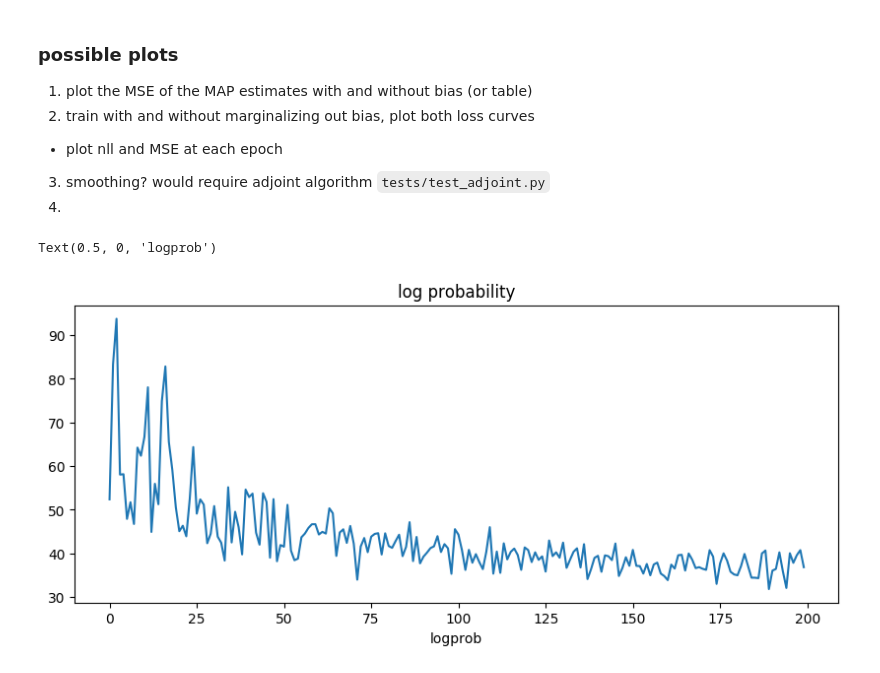
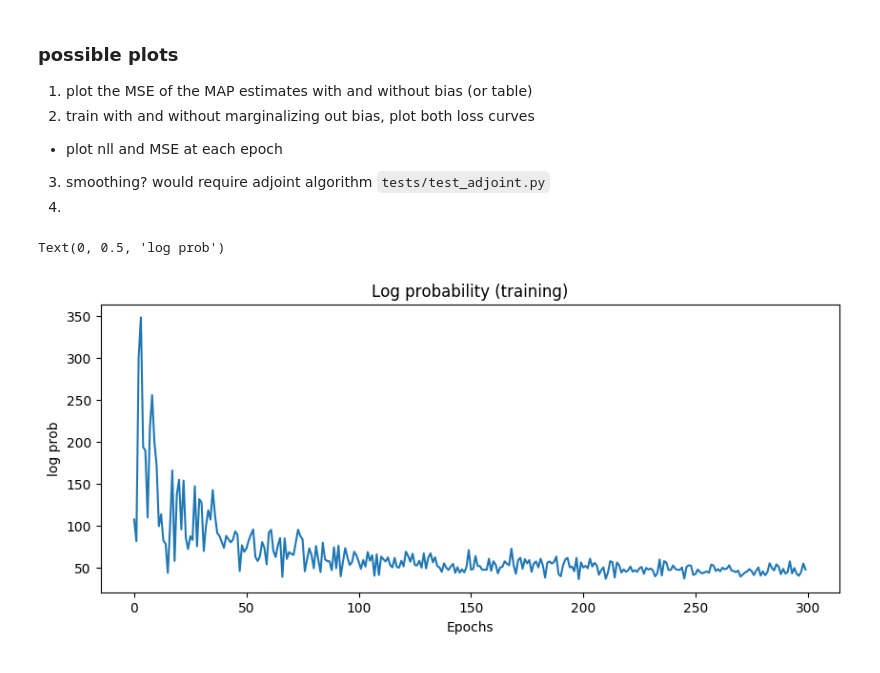
Before and after one commit to pyro-ppl/funsor, a Jupyter notebook: sensor.ipynb, the cells around one changed output. Drawn from its saved outputs; the diff is of its cells as text; code cells hidden in the pictures.

```diff
--- a/sensor.ipynb
+++ b/sensor.ipynb
@@ -376,14 +376,14 @@ class HMM(nn.Module):
         self.state_dim = state_dim
 
         # learnable params
-        self.bias_scales = bias_scales = nn.Parameter(torch.ones(2))
+        self.bias_scales = nn.Parameter(torch.ones(2))
         self.transition_param = nn.Parameter(torch.ones(state_dim))
 
         self.obs_noise = nn.Parameter(torch.eye(10, 10))
 
         self.trans_noise = nn.Parameter(torch.ones(1))
 
-    def forward(self, track):
+    def forward(self, track, add_bias=True):
         num_sensors = self.num_sensors
         state_dim = self.state_dim
 
@@ -397,7 +397,7 @@ class HMM(nn.Module):
         bias_dist = dist_to_funsor(
             dist.MultivariateNormal(
                 torch.zeros(num_sensors * 2),
-                bias_scales.expand(num_sensors, 2).reshape(-1).diag_embed()
+                self.bias_scales.expand(num_sensors, 2).reshape(-1).diag_embed()
             )
         )(value=bias)
 
@@ -422,10 +422,13 @@ class HMM(nn.Module):
         state = Variable('state', reals(state_dim))
         obs = Variable("obs", reals(10))
         observation_matrix = Tensor(torch.randn(state_dim, 10))
+        value = value = state @ observation_matrix - obs  # this takes us from state to biased obs
+        if add_bias:
+            value += bias
         self.observation_dist = f_dist.MultivariateNormal(
             loc=Tensor(torch.zeros(10)),
-            scale_tril=Tensor(self.obs_noise +  + 0.1 * torch.randn(10, 10)),
-            value=state @ observation_matrix + bias - obs  # this takes us from state to biased obs
+            scale_tril=Tensor(self.obs_noise + 0.1 * torch.randn(10, 10)),
+            value=value
         )
 
         with interpretation(eager):
@@ -447,6 +450,8 @@ class HMM(nn.Module):
         return logp.data
 
     def predict(self):
-        # filter and predict
+        # filter forward and predict
+        pdb.set_trace()
+#         self.observation_dist
 #         state = self.trans_dist(prev=)
         return self.observation_dist(state=state) + self.bias_dist
@@ -458,9 +467,10 @@ We can
 1. optimize all parameters to maximize `result`
 2. estimate the joint distribution over all bias parameters.
 # %%
-num_epochs = 200
+num_epochs = 300
 # params = [bias_scales, obs_noise, trans_noise]
 model = HMM(num_sensors, num_sensors*2)
+print(list(model.named_parameters()))
 params_snapshot = []
 losses = []
 mses = []
@@ -468,13 +478,13 @@ optim = Adam(model.parameters(), lr=0.02)
 
 for i in range(num_epochs):
     optim.zero_grad()
-    log_prob = model(full_observations)
+    log_prob = model(full_observations, add_bias=False)
     loss = -log_prob
     loss.backward()
     losses.append(loss.item())
     if i % 10 == 0:
-        params_snapshot.append(bias_scales.data.clone().cpu().numpy())
         print(loss.item())
+        params_snapshot.append(model.bias_scales.clone().detach().numpy())
 #         mse = full_observations - model.predict()
 #         mses.append(mse)
     optim.step()
@@ -533,9 +555,9 @@ Visualize the joint posterior distribution.
 # %%
 plt.figure(figsize=(10,4), dpi=100).set_facecolor('white')
 plt.plot(losses)
-plt.title('log probability')
+plt.title('Log probability (training)')
 plt.xlabel('Epochs')
-plt.xlabel('logprob')
+plt.ylabel('log prob')
 # %% [output]
-Text(0.5, 0, 'logprob')
+Text(0, 0.5, 'log prob')
-[figure, old version]
+[figure, new version]
```
Also changed, not shown: parts of 13 cells of this notebook, 1 other file.
